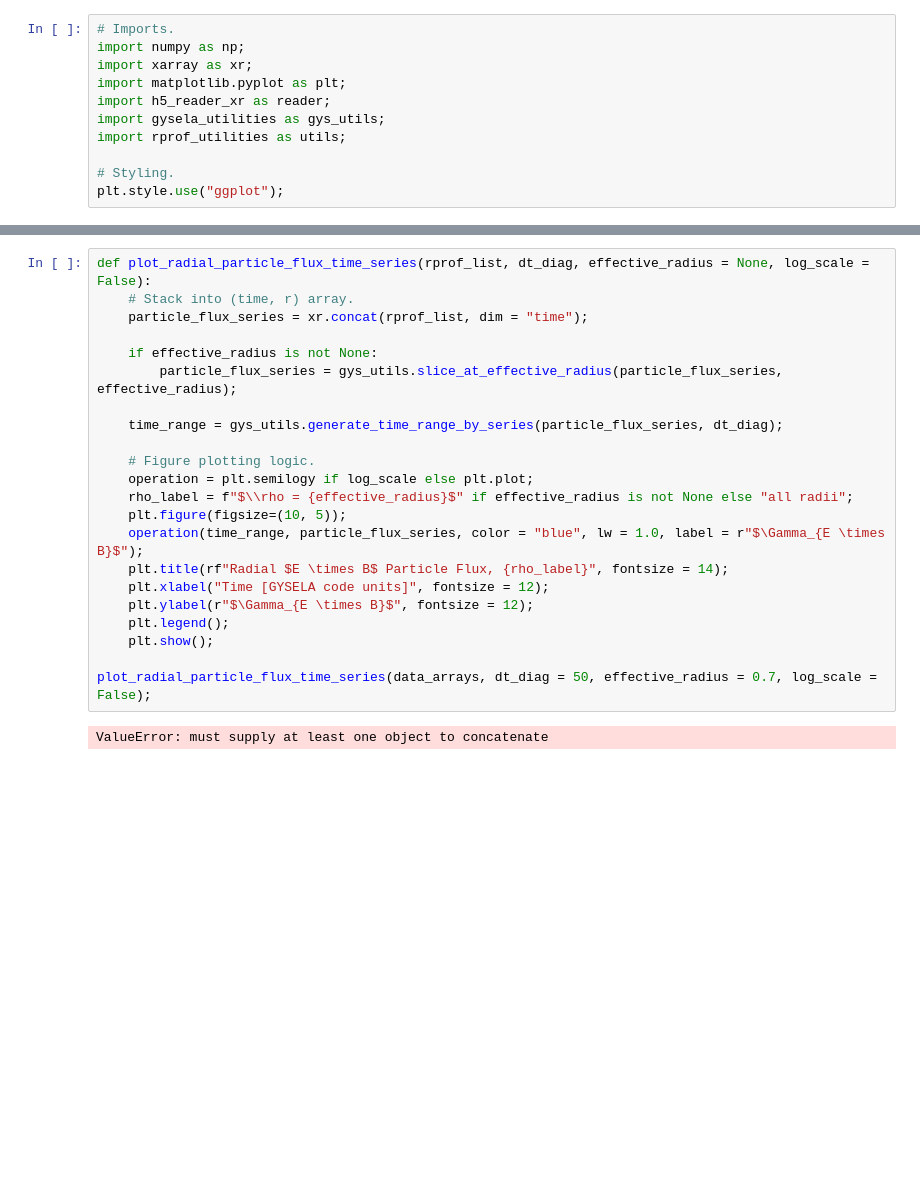
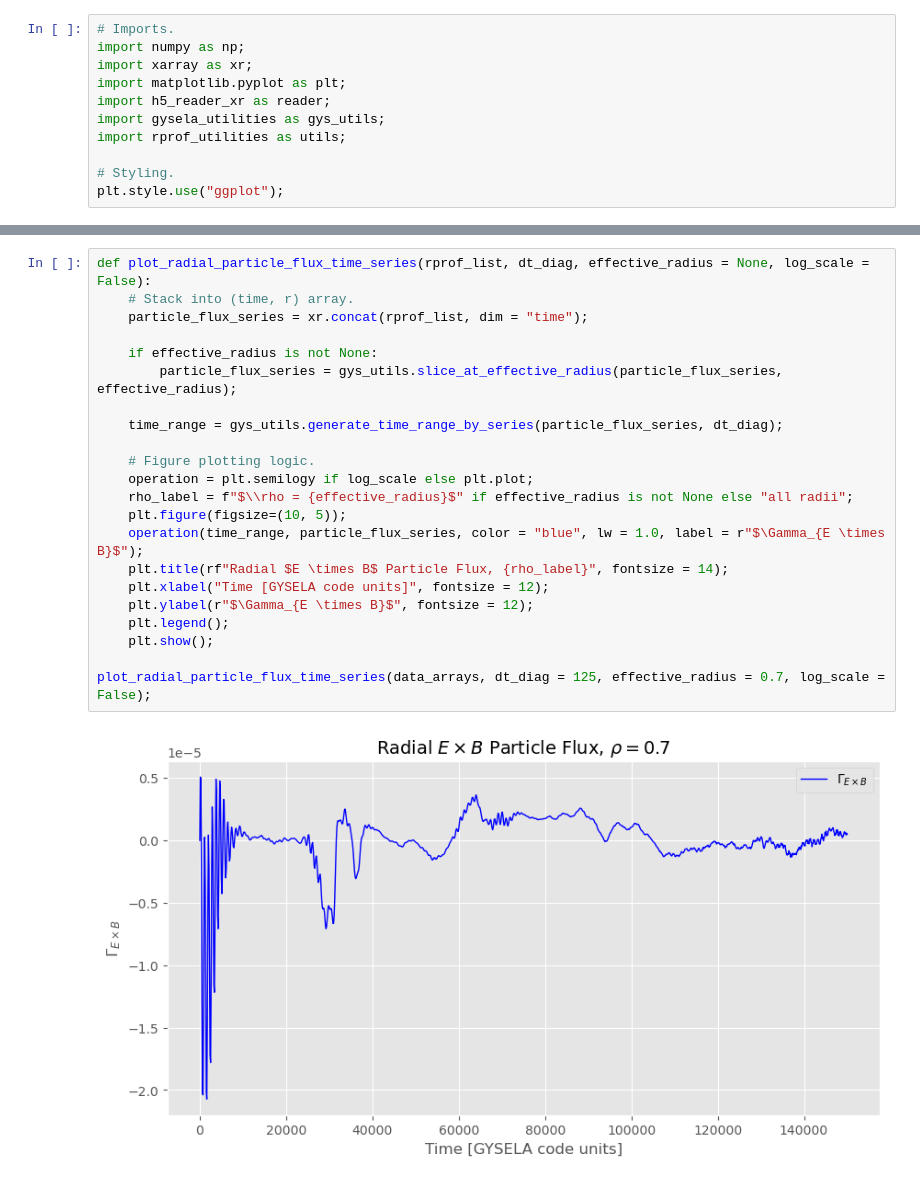
Before and after one commit to seferoni/GYSELA_utils, a Jupyter notebook: post-processing/scripts/exploratory_notebooks/v_E_perp_radial_particle_flux.ipynb, the cells around one changed output, grey strips where cells are left out. Cells and saved outputs as stored; diff of their text form; blank space fills up the shorter version.

```diff
--- a/post-processing/scripts/exploratory_notebooks/v_E_perp_radial_particle_flux.ipynb
+++ b/post-processing/scripts/exploratory_notebooks/v_E_perp_radial_particle_flux.ipynb
@@ -19,24 +20,24 @@ No h5 files could be retrieved from /zhisongqu_data/seth/GYSELA/raw/fresh_batch_
 # %%
 def plot_radial_particle_flux_time_series(rprof_list, dt_diag, effective_radius = None, log_scale = False):
 	# Stack into (time, r) array.
 	particle_flux_series = xr.concat(rprof_list, dim = "time");
 
 	if effective_radius is not None:
 		particle_flux_series = gys_utils.slice_at_effective_radius(particle_flux_series, effective_radius);
 
 	time_range = gys_utils.generate_time_range_by_series(particle_flux_series, dt_diag);
 
 	# Figure plotting logic.
 	operation = plt.semilogy if log_scale else plt.plot;
 	rho_label = f"$\\rho = {effective_radius}$" if effective_radius is not None else "all radii";
 	plt.figure(figsize=(10, 5));
 	operation(time_range, particle_flux_series, color = "blue", lw = 1.0, label = r"$\Gamma_{E \times B}$");
 	plt.title(rf"Radial $E \times B$ Particle Flux, {rho_label}", fontsize = 14);
 	plt.xlabel("Time [GYSELA code units]", fontsize = 12);
 	plt.ylabel(r"$\Gamma_{E \times B}$", fontsize = 12);
 	plt.legend();
 	plt.show();
 
-plot_radial_particle_flux_time_series(data_arrays, dt_diag = 50, effective_radius = 0.7, log_scale = False);
+plot_radial_particle_flux_time_series(data_arrays, dt_diag = 125, effective_radius = 0.7, log_scale = False);
 # %% [output]
-ValueError: must supply at least one object to concatenate
+[figure, added]
```
Also changed, not shown: parts of 1 cell of this notebook, 4 other files.
